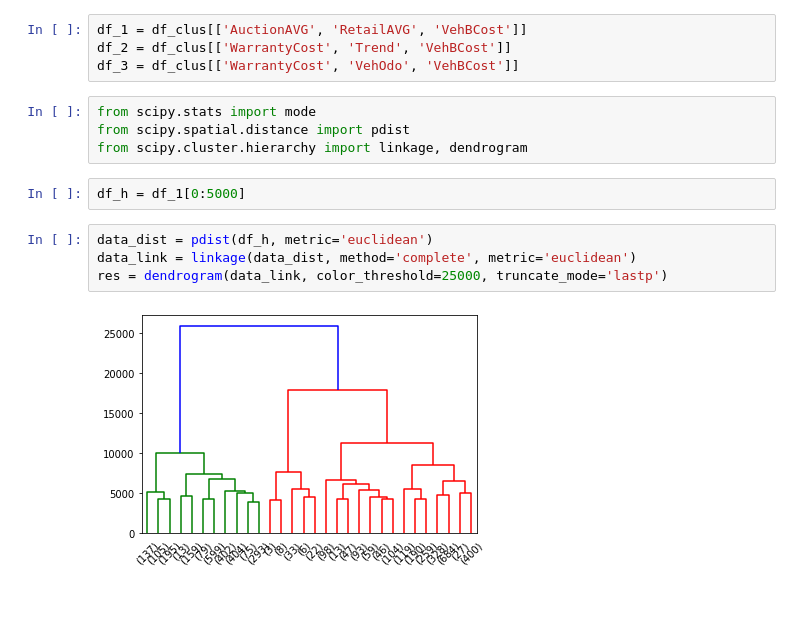
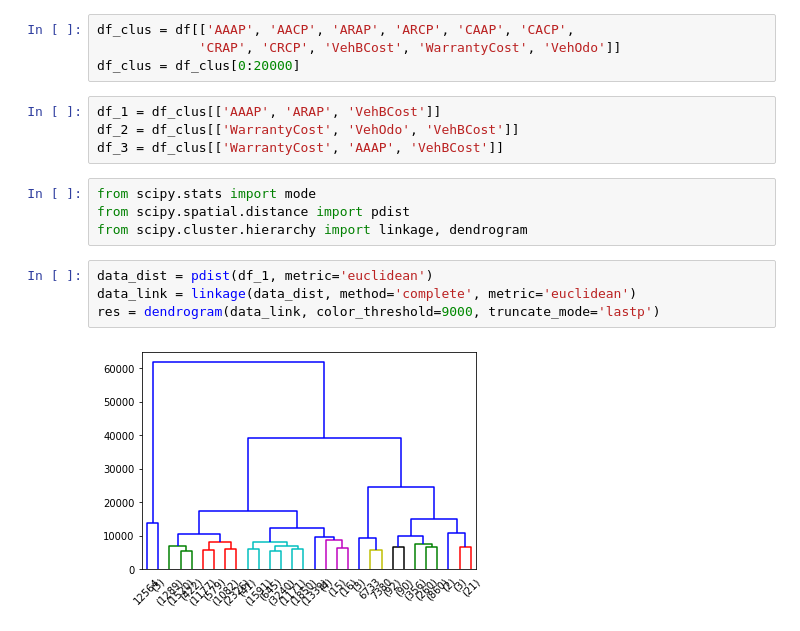
Before and after one commit to andybbruno/DataMining, a Jupyter notebook: lore_backup_colab/Hierarchical.ipynb, the cells around one changed output. Cells and saved outputs as stored; diff of their text form; blank space fills up the shorter version.

```diff
--- a/lore_backup_colab/Hierarchical.ipynb
+++ b/lore_backup_colab/Hierarchical.ipynb
@@ -48,16 +32,18 @@ df_clus.dropna(inplace=True)
+# %%
+df_clus = df[['AAAP', 'AACP', 'ARAP', 'ARCP', 'CAAP', 'CACP',
+             'CRAP', 'CRCP', 'VehBCost', 'WarrantyCost', 'VehOdo']]
+df_clus = df_clus[0:20000]
 # %%
-df_1 = df_clus[['AuctionAVG', 'RetailAVG', 'VehBCost']]
-df_2 = df_clus[['WarrantyCost', 'Trend', 'VehBCost']]
-df_3 = df_clus[['WarrantyCost', 'VehOdo', 'VehBCost']]
+df_1 = df_clus[['AAAP', 'ARAP', 'VehBCost']]
+df_2 = df_clus[['WarrantyCost', 'VehOdo', 'VehBCost']]
+df_3 = df_clus[['WarrantyCost', 'AAAP', 'VehBCost']]
 # %%
 from scipy.stats import mode
 from scipy.spatial.distance import pdist
 from scipy.cluster.hierarchy import linkage, dendrogram
-# %%
-df_h = df_1[0:5000]
 # %%
-data_dist = pdist(df_h, metric='euclidean')
+data_dist = pdist(df_1, metric='euclidean')
 data_link = linkage(data_dist, method='complete', metric='euclidean')
-res = dendrogram(data_link, color_threshold=25000, truncate_mode='lastp')
+res = dendrogram(data_link, color_threshold=9000, truncate_mode='lastp')
 # %% [output]
-[figure, old version]
+[figure, new version]
```
Also changed, not shown: parts of 4 cells of this notebook, 2 other files.
